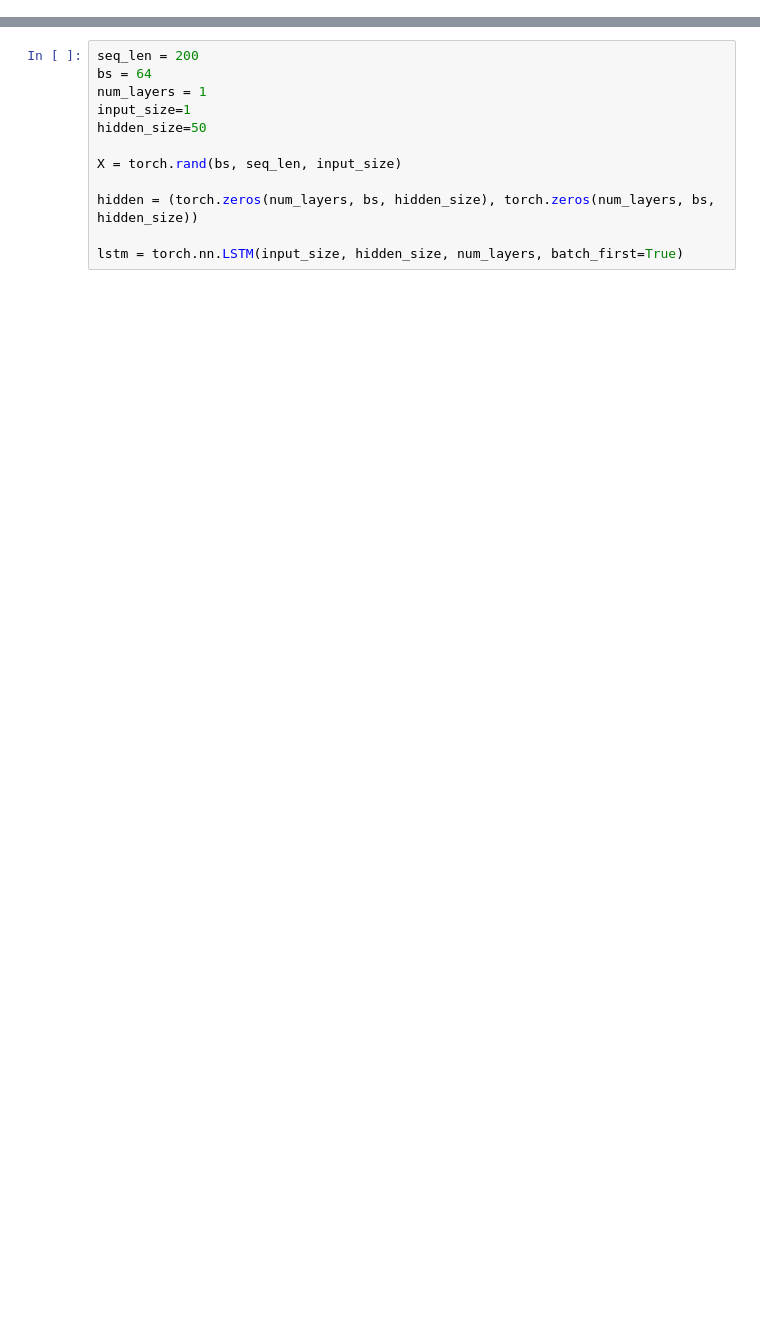
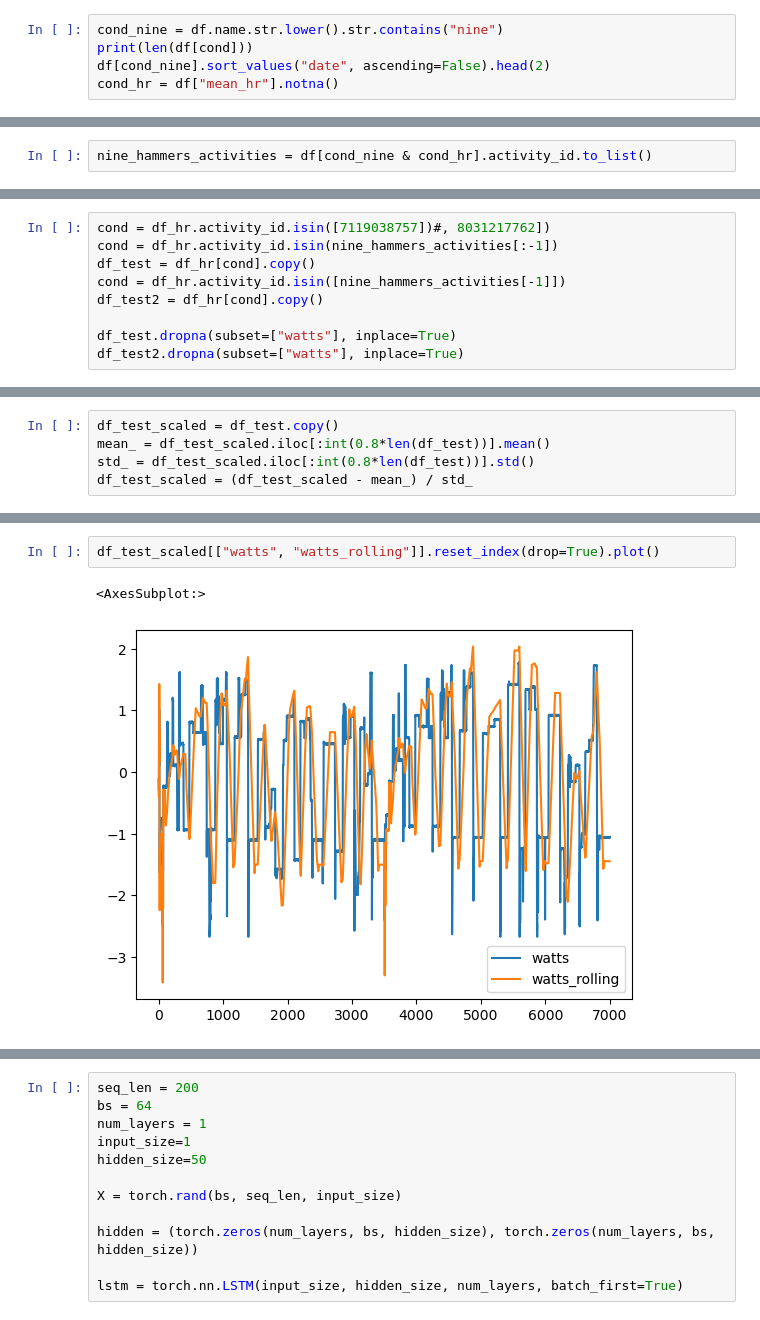
Before and after one commit to erab17/strava_pulse_prediction, a Jupyter notebook: streams_heartrate_prediction.ipynb, the cells around one changed output, grey strips where cells are left out. Drawn from its saved outputs; the diff is of its cells as text; blank space fills up the shorter version.

```diff
--- a/streams_heartrate_prediction.ipynb
+++ b/streams_heartrate_prediction.ipynb
@@ -39,0 +121,5 @@ Name: type, dtype: int64
+# %%
+cond_nine = df.name.str.lower().str.contains("nine")
+print(len(df[cond]))
+df[cond_nine].sort_values("date", ascending=False).head(2)
+cond_hr = df["mean_hr"].notna()
@@ -59,0 +134,2 @@ df_test.head()
+# %%
+nine_hammers_activities = df[cond_nine & cond_hr].activity_id.to_list()
@@ -60,3 +148,12 @@ df_test.head()
+# %%
+cond = df_hr.activity_id.isin([7119038757])#, 8031217762])
+cond = df_hr.activity_id.isin(nine_hammers_activities[:-1])
+df_test = df_hr[cond].copy()
+cond = df_hr.activity_id.isin([nine_hammers_activities[-1]])
+df_test2 = df_hr[cond].copy()
+
+df_test.dropna(subset=["watts"], inplace=True)
+df_test2.dropna(subset=["watts"], inplace=True)
 # %%
 len(df_test), int(0.2*len(df_test)), int(0.8*len(df_test))
 # %% [output]
@@ -63,0 +171,5 @@ len(df_test), int(0.2*len(df_test)), int(0.8*len(df_test))
+# %%
+df_test_scaled = df_test.copy()
+mean_ = df_test_scaled.iloc[:int(0.8*len(df_test))].mean()
+std_ = df_test_scaled.iloc[:int(0.8*len(df_test))].std()
+df_test_scaled = (df_test_scaled - mean_) / std_
@@ -64 +218,6 @@ len(df_test), int(0.2*len(df_test)), int(0.8*len(df_test))
+# %%
+df_test_scaled[["watts", "watts_rolling"]].reset_index(drop=True).plot()
+# %% [output]
+<AxesSubplot:>
+[figure, added]
 # %%
```
Also changed, not shown: parts of 57 cells of this notebook.
